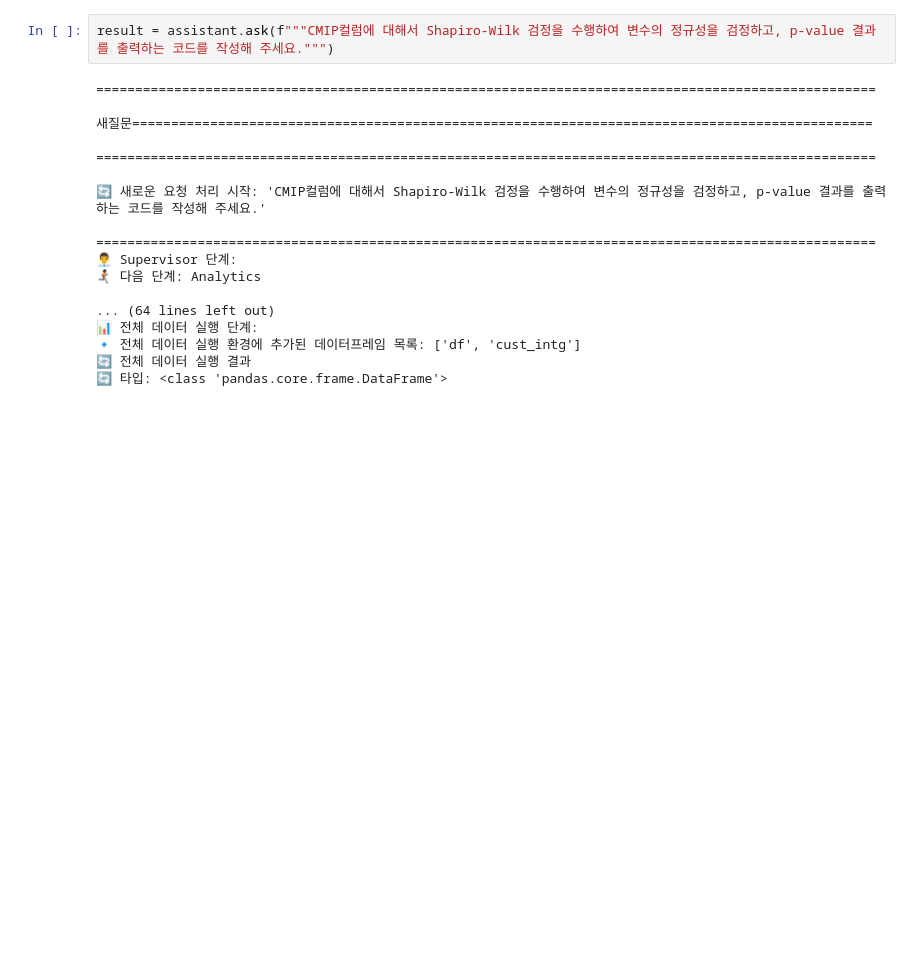
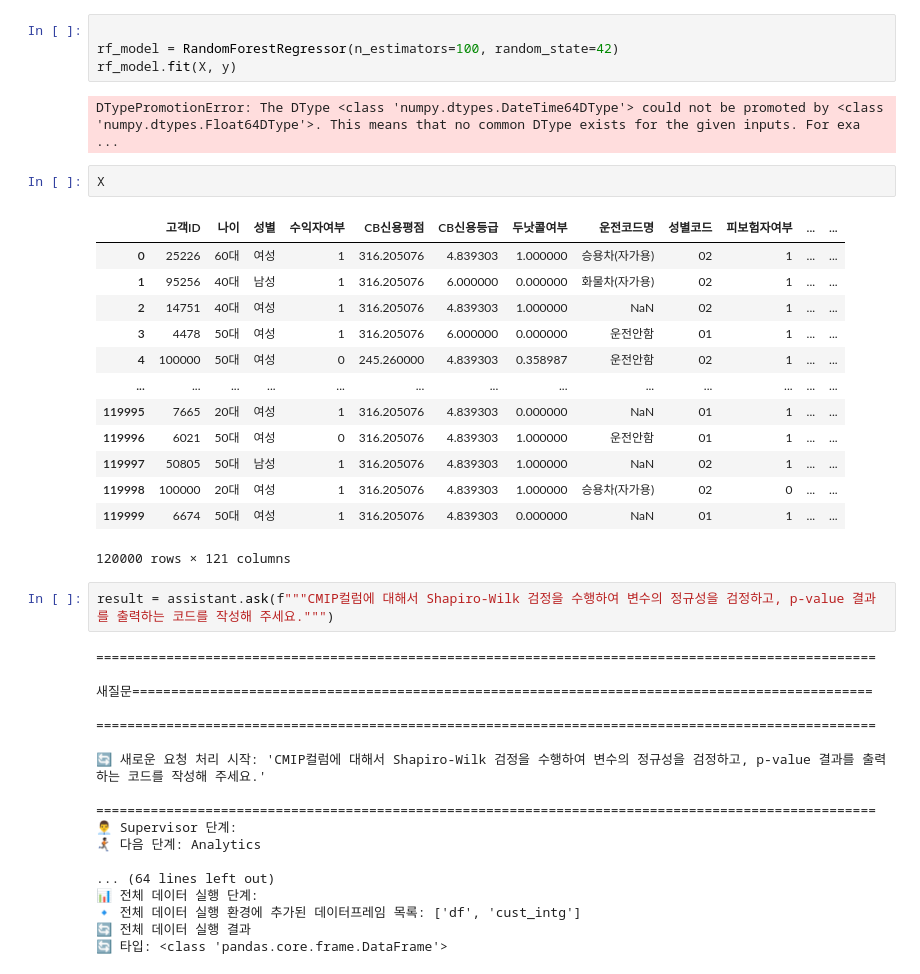
Before and after one commit to lanad01/GENBA, a Jupyter notebook: 02.생성테스트 copy.ipynb, the cells around one changed output. Drawn from its saved outputs; the diff is of its cells as text; blank space fills up the shorter version.

```diff
--- a/02.생성테스트 copy.ipynb
+++ b/02.생성테스트 copy.ipynb
@@ -40,3 +153,25 @@ assistant.set_active_mart(df, mart_name)
+# %%
+
+rf_model = RandomForestRegressor(n_estimators=100, random_state=42)
+rf_model.fit(X, y)
+# %% [output]
+DTypePromotionError: The DType <class 'numpy.dtypes.DateTime64DType'> could not be promoted by <class 'numpy.dtypes.Float64DType'>. This means that no common DType exists for the given inputs. For exa ...
+# %%
+X
+# %% [output]
+|  | 고객ID | 나이 | 성별 | 수익자여부 | CB신용평점 | CB신용등급 | 두낫콜여부 | 운전코드명 | 성별코드 | 피보험자여부 | ... | ... |
+| 0 | 25226 | 60대 | 여성 | 1 | 316.205076 | 4.839303 | 1.000000 | 승용차(자가용) | 02 | 1 | ... | ... |
+| 1 | 95256 | 40대 | 남성 | 1 | 316.205076 | 6.000000 | 0.000000 | 화물차(자가용) | 02 | 1 | ... | ... |
+| 2 | 14751 | 40대 | 여성 | 1 | 316.205076 | 4.839303 | 1.000000 | NaN | 02 | 1 | ... | ... |
+| 3 | 4478 | 50대 | 여성 | 1 | 316.205076 | 6.000000 | 0.000000 | 운전안함 | 01 | 1 | ... | ... |
+| 4 | 100000 | 50대 | 여성 | 0 | 245.260000 | 4.839303 | 0.358987 | 운전안함 | 02 | 1 | ... | ... |
+| ... | ... | ... | ... | ... | ... | ... | ... | ... | ... | ... | ... | ... |
+| 119995 | 7665 | 20대 | 여성 | 1 | 316.205076 | 4.839303 | 0.000000 | NaN | 01 | 1 | ... | ... |
+| 119996 | 6021 | 50대 | 여성 | 0 | 316.205076 | 4.839303 | 1.000000 | 운전안함 | 01 | 1 | ... | ... |
+| 119997 | 50805 | 50대 | 남성 | 1 | 316.205076 | 4.839303 | 1.000000 | NaN | 02 | 1 | ... | ... |
+| 119998 | 100000 | 20대 | 여성 | 1 | 316.205076 | 4.839303 | 1.000000 | 승용차(자가용) | 02 | 0 | ... | ... |
+| 119999 | 6674 | 50대 | 여성 | 1 | 316.205076 | 4.839303 | 0.000000 | NaN | 01 | 1 | ... | ... |
+120000 rows × 121 columns
 # %%
 result = assistant.ask(f"""CMIP컬럼에 대해서 Shapiro-Wilk 검정을 수행하여 변수의 정규성을 검정하고, p-value 결과를 출력하는 코드를 작성해 주세요.""")
 # %% [output]
```
Also changed, not shown: parts of 3 cells of this notebook, 56 other files.
